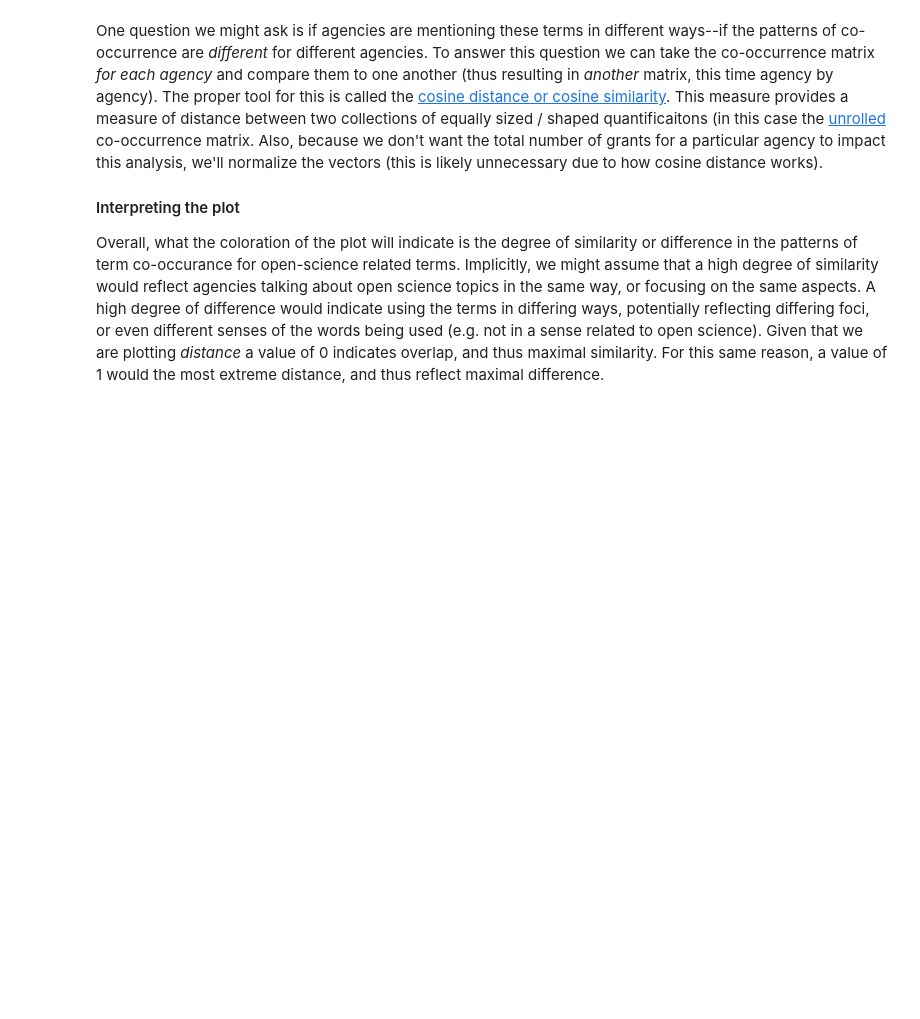
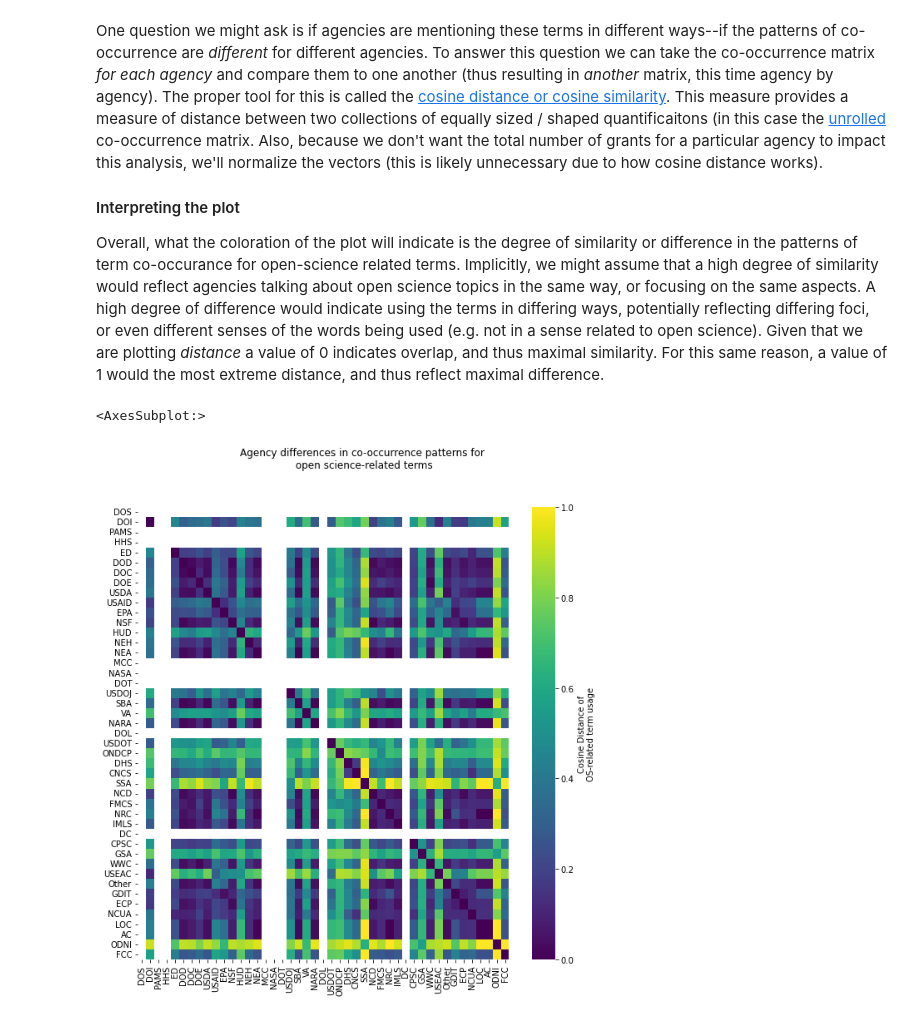
Before and after one commit to DanNBullock/USG_grants_crawl, a Jupyter notebook: notebooks/GrantsDotGov_Agency-Co-Occurrence.ipynb, the cells around one changed output. Saved outputs shown, nothing was run; the diff lists cells and outputs as text; code cells hidden in the pictures; blank space fills up the shorter version.

Commit message:
update of current final notebook to take advantage of generalized functions.  Also incorporation of generalized functions into src script.

```diff
--- a/notebooks/GrantsDotGov_Agency-Co-Occurrence.ipynb
+++ b/notebooks/GrantsDotGov_Agency-Co-Occurrence.ipynb
@@ -305,35 +317,6 @@ Overall, what the coloration of the plot will indicate is the degree of similari
 import scipy
 
 normalizeVecs=True
-
-# create a 3d holder for the output, keywords by keywords by agency
-coOccurrenceStack=np.zeros([len(keywords),len(keywords),len(grantAgenciesUnique)])
-# iterate through each agency and create a co-occurrence matrix.  Then stack these
-for iAgencyIndex,iAgencies in enumerate(grantAgenciesUnique):
-    # generate a holder for the co-occurrence data
-    connectivityMatrix=np.zeros((len(keywords),len(keywords)), dtype=np.int32())
-    # get the grant IDs for the current agency
-    currentAgencyGrants=grantsDF['OpportunityID'].loc[grantsDF['AgencyCode'].eq(iAgencies)].tolist()
-    # generate the relevant subset of the omnibus grant-keyword-agency dictionary
-    currentGrantsSubsetDictionary=filterDictionary(grantFindsOut, currentAgencyGrants)
-
-
-    # pass it to the loops to check co-occurrence
-    # iterate across both axes
-    for iIndexX, iKeywordsX in enumerate(keywords):
-        for iIndexY, iKeywordsY in enumerate(keywords):
-            # get the values for each "node" (e.g. the grant IDs for each keyword)
-            IDsX=currentGrantsSubsetDictionary[iKeywordsX.replace(' ','_')]
-            IDsY=currentGrantsSubsetDictionary[iKeywordsY.replace(' ','_')]
-            # find the intersection
-            intersectionGrants=list(set(IDsX) & set(IDsY))
-            # find the size of that intersection
-            sharedGrantNum=len(intersectionGrants)
-            # set the value in the matrix
-            connectivityMatrix[iIndexX,iIndexY]=sharedGrantNum
-
-    # when done, set it in the holder
-    coOccurrenceStack[:,:,iAgencyIndex]=connectivityMatrix
 
 # quick definition of normalize function
 def normalizeVector(inputVec):
@@ -347,36 +330,39 @@ def normalizeVector(inputVec):
     return normalizedVector
 
 # create a holder for the cosine distance analysis
-cosineDists_agency=np.zeros([len(grantAgenciesUnique),len(grantAgenciesUnique)])
+cosineDists_agency=np.zeros([len(uniqueAgencies),len(uniqueAgencies)])
 
 #once the co-occurrence stack is complete, perform the cosine analysis
-for iIndexX, iAgenciesX in enumerate(grantAgenciesUnique):
-    for iIndexY, iAgenciesY in enumerate(grantAgenciesUnique):
+for iIndexX, iAgenciesX in enumerate(uniqueAgencies):
+    for iIndexY, iAgenciesY in enumerate(uniqueAgencies):
         # get the stack slice for each agency
-        agencyX_slice=coOccurrenceStack[:,:,iIndexX]
-        agencyY_slice=coOccurrenceStack[:,:,iIndexY]
+        agencyX_slice=countArray[:,:,iIndexX]
+        agencyY_slice=countArray[:,:,iIndexY]
 
         # flatten it into a single vector for each
         agencyX_vec=np.ravel(agencyX_slice)
         agencyY_vec=np.ravel(agencyY_slice)
 
         if (not np.sum(agencyX_vec)==0) and (not np.sum(agencyY_vec)==0):
 
             # if we want to normalize, do that
             if normalizeVecs:
                 agencyX_vec=normalizeVector(agencyX_vec)
                 agencyY_vec=normalizeVector(agencyY_vec)
 
             #in either case, perform the cosine analysis
             currentDistance=scipy.spatial.distance.cosine(agencyX_vec,agencyY_vec)
             # set it in the output matrix
 
 
             cosineDists_agency[iIndexX,iIndexY]=currentDistance
         else:
             cosineDists_agency[iIndexX,iIndexY]=np.nan
 
 fig = plt.figure(figsize=(10, 10))
 fig.suptitle('Agency differences in co-occurrence patterns for\n open science-related terms')
 # plot the result
-sns.heatmap(data=cosineDists_agency, cmap='viridis', yticklabels=grantAgenciesUnique,xticklabels=grantAgenciesUnique,cbar_kws={'label': 'Cosine Distance of\nOS-related term usage'})
+sns.heatmap(data=cosineDists_agency, cmap='viridis', yticklabels=uniqueAgencies,xticklabels=uniqueAgencies,cbar_kws={'label': 'Cosine Distance of\nOS-related term usage'})
+# %% [output]
+<AxesSubplot:>
+[figure, added]
```
Also changed, not shown: parts of 5 cells of this notebook, 1 other file.
